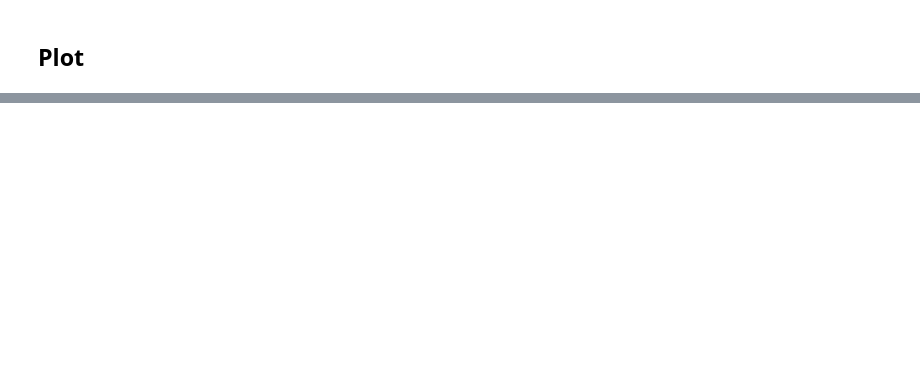
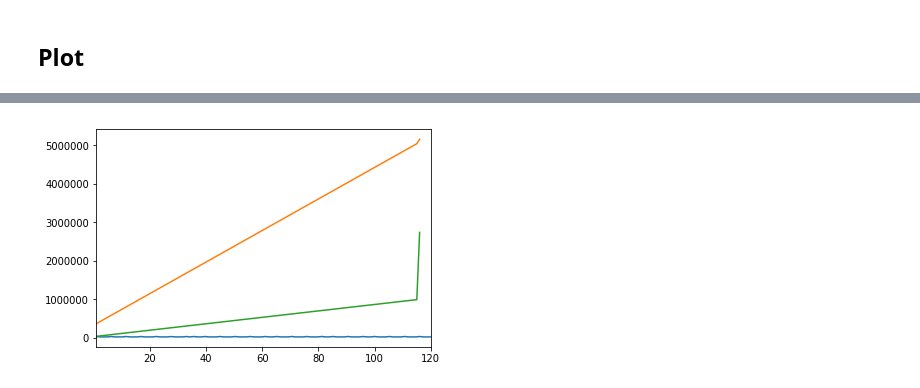
Before and after one commit to rsilvav/blockchain_gd, a Jupyter notebook: Escalabilidad.ipynb, the cells around one changed output, grey strips where cells are left out. Drawn from its saved outputs; the diff is of its cells as text; code cells hidden in the pictures; blank space fills up the shorter version.

```diff
--- a/Escalabilidad.ipynb
+++ b/Escalabilidad.ipynb
@@ -656,11 +1404,12 @@ KeyboardInterrupt:
 # %%
 n = np.linspace(1,120,120)
 n4 = np.linspace(1,120,30)
+n5 = np.linspace(1,120,24)
+nc = np.linspace(1,120,len(gas_check))
 import matplotlib.pyplot as plt
-plt.plot(n,gas_newdemand)
-plt.plot(n,gas_editdemand)
-plt.plot(n,gas_deletedemand)
-plt.plot(n4,gas_match)
-#for i in range(1,41):
- #   plt.plot(t[0:13],balances[i,:])
+plt.plot(nc,gas_check)
+plt.plot(linsp,gas_xwith_save)
+plt.plot(linsp,gas_pay_save)
 plt.margins(x=0)
+# %% [output]
+[figure, added]
```
Also changed, not shown: parts of 22 cells of this notebook, 1 other file.
